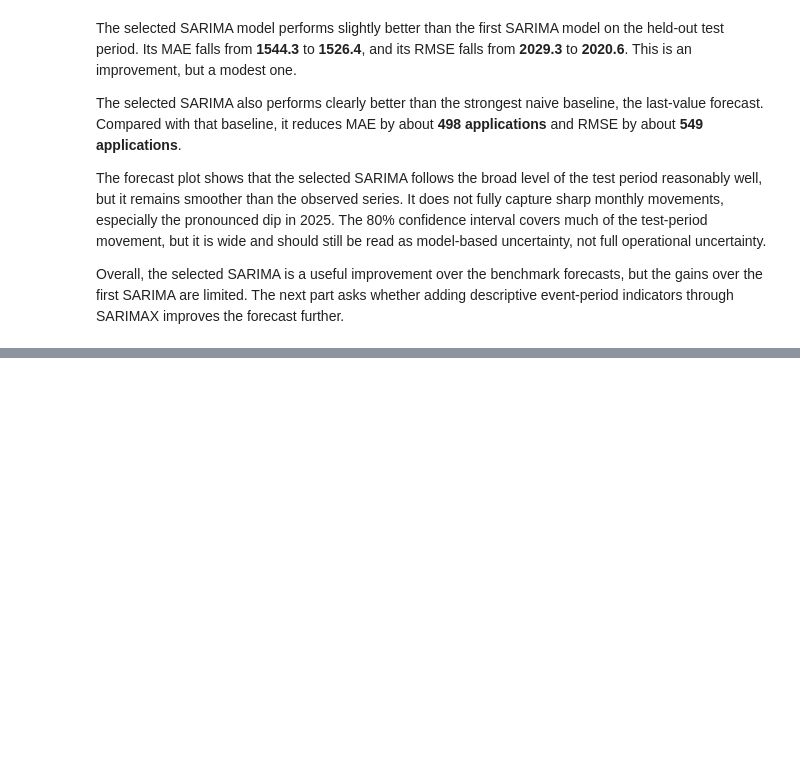
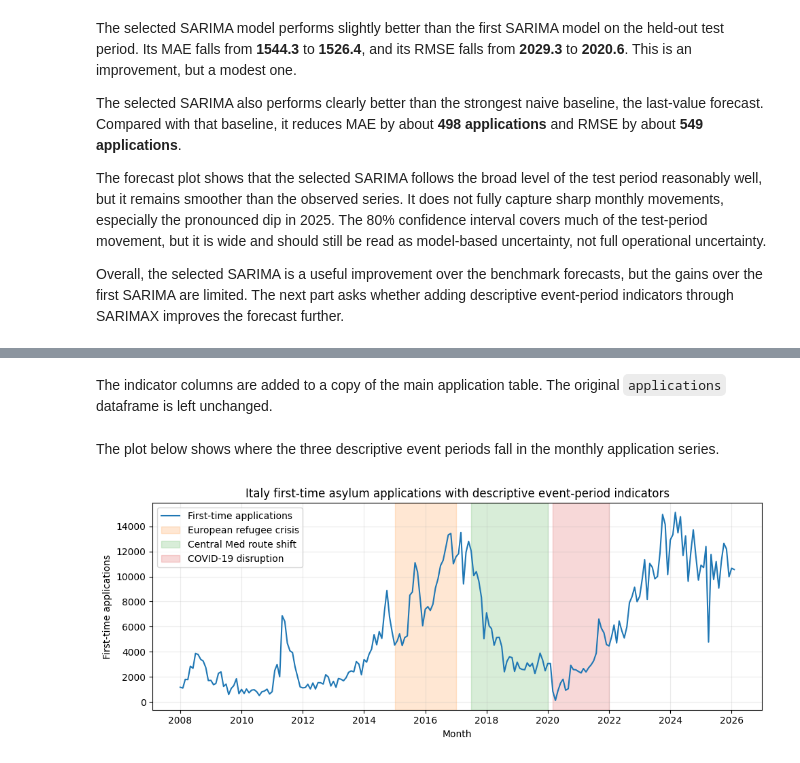
Before and after one commit to kcsongor011/humanitarian_decision_toolkit, a Jupyter notebook: notebooks/forecasting/arrival_dynamics_2_long_term_country_level_arrivals.ipynb, the cells around one changed output, grey strips where cells are left out. Saved outputs shown, nothing was run; the diff lists cells and outputs as text; code cells hidden in the pictures; blank space fills up the shorter version.

Commit message:
Add AD2 descriptive event-period indicators

```diff
--- a/notebooks/forecasting/arrival_dynamics_2_long_term_country_level_arrivals.ipynb
+++ b/notebooks/forecasting/arrival_dynamics_2_long_term_country_level_arrivals.ipynb
@@ -985,0 +1005,2 @@ Overall, the selected SARIMA is a useful improvement over the benchmark forecast
+# %% [markdown]
+The indicator columns are added to a copy of the main application table. The original `applications` dataframe is left unchanged.
@@ -985,0 +1035,54 @@ Overall, the selected SARIMA is a useful improvement over the benchmark forecast
+# %% [markdown]
+The plot below shows where the three descriptive event periods fall in the monthly application series.
+# %%
+indicator_plot_periods = [
+    {
+        "label": "European refugee crisis",
+        "start": pd.Timestamp("2015-01-01"),
+        "end": pd.Timestamp("2016-12-01"),
+        "color": "tab:orange",
+    },
+    {
+        "label": "Central Med route shift",
+        "start": pd.Timestamp("2017-07-01"),
+        "end": pd.Timestamp("2019-12-01"),
+        "color": "tab:green",
+    },
+    {
+        "label": "COVID-19 disruption",
+        "start": pd.Timestamp("2020-03-01"),
+        "end": pd.Timestamp("2021-12-01"),
+        "color": "tab:red",
+    },
+]
+
+fig, ax = plt.subplots(figsize=(10, 4))
+
+ax.plot(
+    applications_with_indicators["date"],
+    applications_with_indicators["applications"],
+    color="tab:blue",
+    linewidth=1.5,
+    label="First-time applications",
+)
+
+for period in indicator_plot_periods:
+    ax.axvspan(
+        period["start"],
+        period["end"] + pd.offsets.MonthEnd(0),
+        color=period["color"],
+        alpha=0.18,
+        label=period["label"],
+    )
+
+ax.set_title(
+    "Italy first-time asylum applications with descriptive event-period indicators"
+)
+ax.set_xlabel("Month")
+ax.set_ylabel("First-time applications")
+ax.legend(loc="upper left")
+ax.grid(alpha=0.25)
+
+plt.tight_layout()
+# %% [output]
+[figure, added]
```
Also changed, not shown: parts of 6 cells of this notebook.
